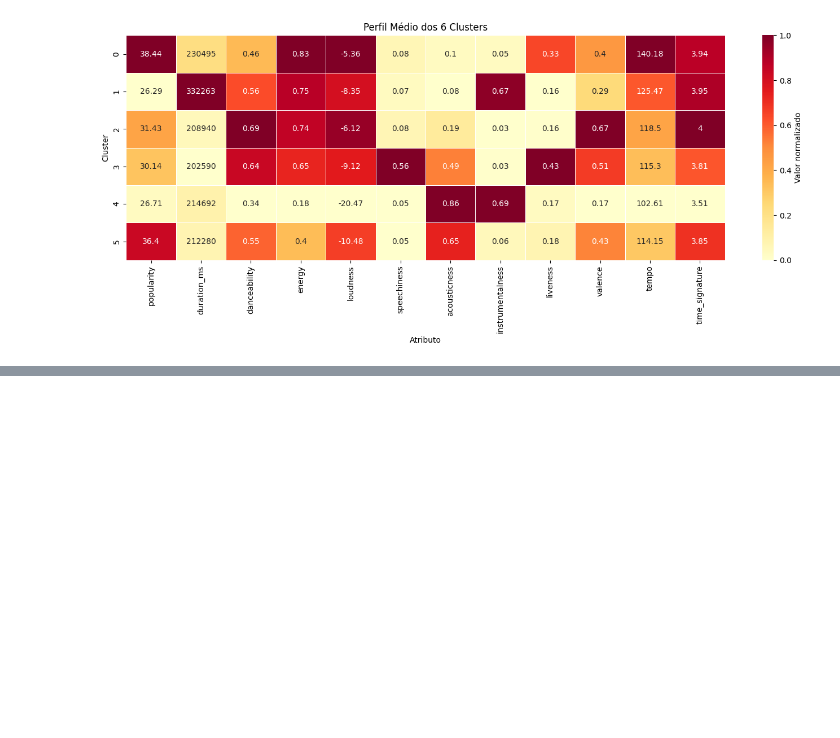
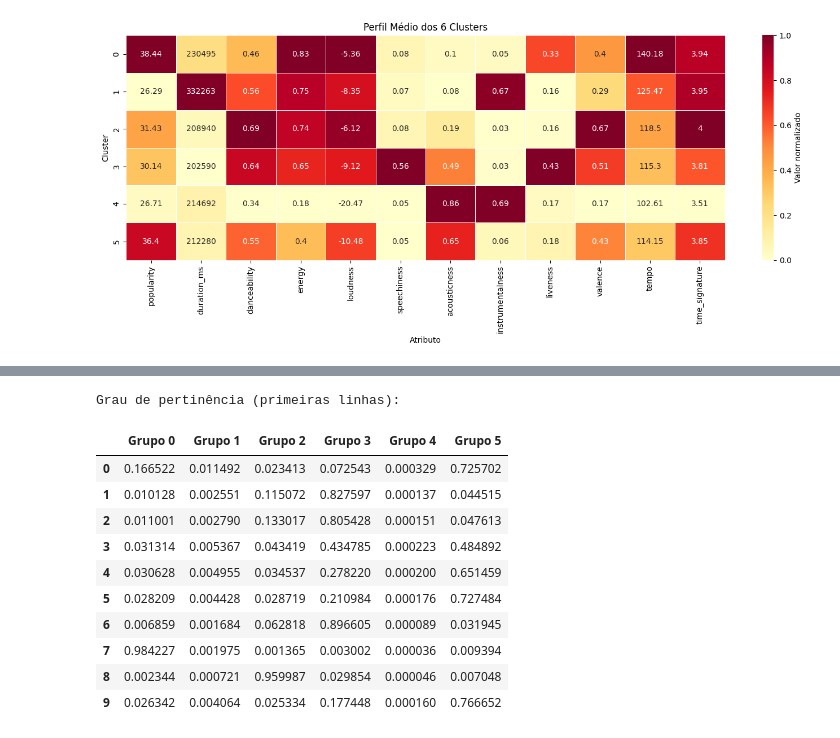
Before and after one commit to giu-garrido/projeto-integrador-5-semestre, a Jupyter notebook: analise_do_dataset.ipynb, the cells around one changed output, grey strips where cells are left out. Cells and saved outputs as stored; diff of their text form; code cells hidden in the pictures; blank space fills up the shorter version.

```diff
--- a/analise_do_dataset.ipynb
+++ b/analise_do_dataset.ipynb
@@ -514,0 +774,19 @@ plt.show()
+# %%
+colunas: list[str] = [f"Grupo {i}" for i in range(len(clusters))]
+matrix_U_df = pd.DataFrame(data=matrix_U, columns=colunas)
+
+print("Grau de pertinência (primeiras linhas):")
+matrix_U_df.head(10)
+# %% [output]
+Grau de pertinência (primeiras linhas):
+|  | Grupo 0 | Grupo 1 | Grupo 2 | Grupo 3 | Grupo 4 | Grupo 5 |
+| 0 | 0.166522 | 0.011492 | 0.023413 | 0.072543 | 0.000329 | 0.725702 |
+| 1 | 0.010128 | 0.002551 | 0.115072 | 0.827597 | 0.000137 | 0.044515 |
+| 2 | 0.011001 | 0.002790 | 0.133017 | 0.805428 | 0.000151 | 0.047613 |
+| 3 | 0.031314 | 0.005367 | 0.043419 | 0.434785 | 0.000223 | 0.484892 |
+| 4 | 0.030628 | 0.004955 | 0.034537 | 0.278220 | 0.000200 | 0.651459 |
+| 5 | 0.028209 | 0.004428 | 0.028719 | 0.210984 | 0.000176 | 0.727484 |
+| 6 | 0.006859 | 0.001684 | 0.062818 | 0.896605 | 0.000089 | 0.031945 |
+| 7 | 0.984227 | 0.001975 | 0.001365 | 0.003002 | 0.000036 | 0.009394 |
+| 8 | 0.002344 | 0.000721 | 0.959987 | 0.029854 | 0.000046 | 0.007048 |
+| 9 | 0.026342 | 0.004064 | 0.025334 | 0.177448 | 0.000160 | 0.766652 |
```
Also changed, not shown: parts of 13 cells of this notebook.
